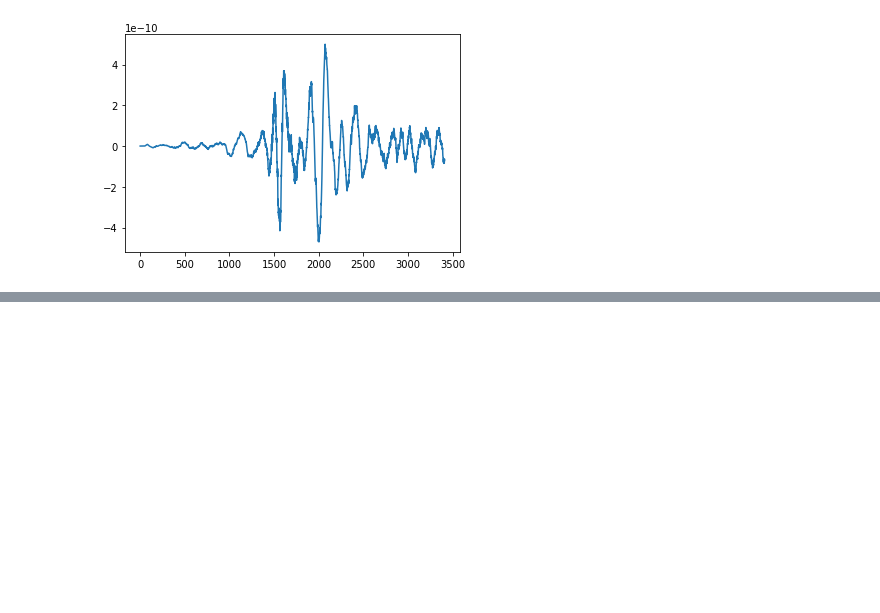
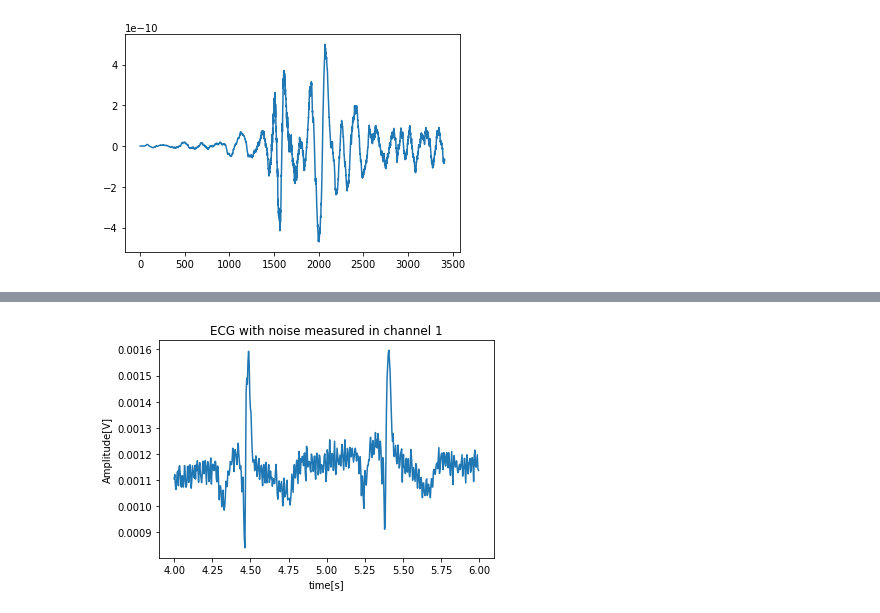
Before and after one commit to nibagon/datarecordings, a Jupyter notebook: Untitled.ipynb, the cells around one changed output, grey strips where cells are left out. Saved outputs shown, nothing was run; the diff lists cells and outputs as text; code cells hidden in the pictures; blank space fills up the shorter version.

```diff
--- a/Untitled.ipynb
+++ b/Untitled.ipynb
@@ -65,0 +102,10 @@ pl.show();
+# %%
+x=np.arange(0,len(inputecg)-1)*1/250
+pl.plot(x[1000:1500],inputecg[1000:1500])
+pl.ylabel('Amplitude[V]')
+pl.xlabel('time[s]')
+pl.title('ECG with noise measured in channel 1')
+pl.savefig('ECGin.png',bbox_inches='tight')
+pl.show();
+# %% [output]
+[figure, added]
```
Also changed, not shown: parts of 13 cells of this notebook, 4 other files.
